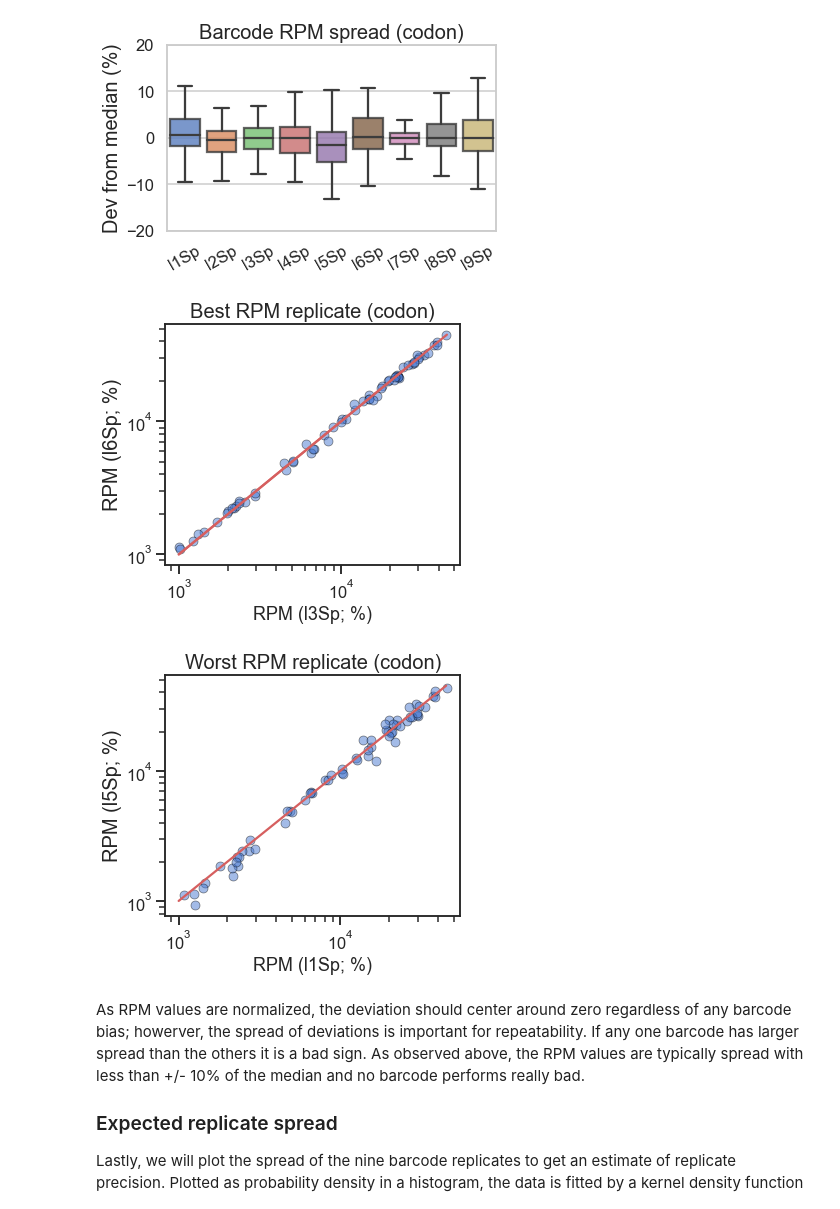
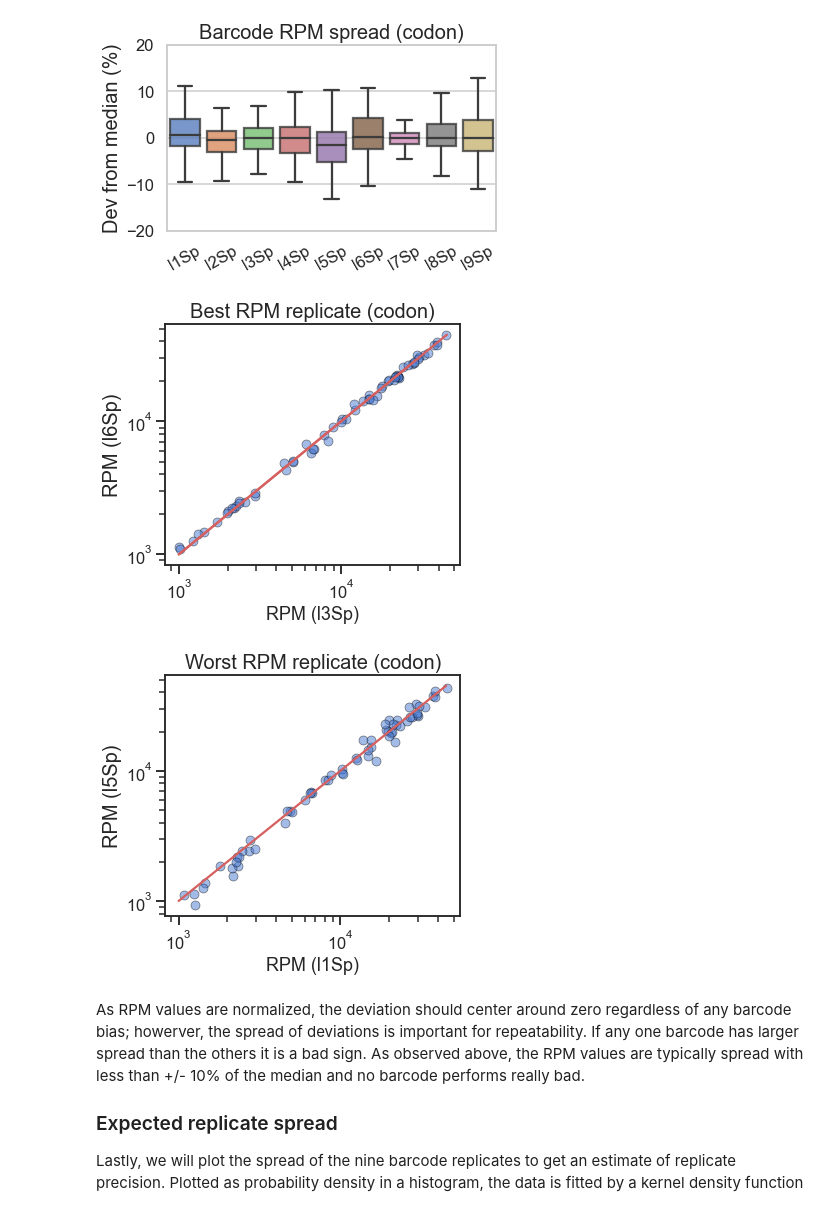
Before and after one commit to krdav/tRNA-charge-seq, a Jupyter notebook: projects/masked-align_analysis/analysis_plotting_pub.ipynb, the cells around one changed output. Drawn from its saved outputs; the diff is of its cells as text; code cells hidden in the pictures.

```diff
--- a/projects/masked-align_analysis/analysis_plotting_pub.ipynb
+++ b/projects/masked-align_analysis/analysis_plotting_pub.ipynb
@@ -329,7 +329,7 @@ with PdfPages('data/plotting_pub/charge_maskVSunmasked.pdf') as pp:
                          zorder=5, alpha=0.5, \
                          edgecolor='black', linewidth=0.7, legend=False)
     g1.set_title('Per transcript charge', fontsize=20)
-    g1.set_xlabel('Charge unmasked (&)', fontsize=20)
+    g1.set_xlabel('Charge unmasked (%)', fontsize=20)
     g1.set_ylabel('Charge masked (%)', fontsize=20)
     # Scatter for large fold change:
     g2 = sns.scatterplot(ax=ax1, data=tr_dfm_agg[fold_mask&min_mask], x='charge_mean', y='charge_masked_mean', \
@@ -387,7 +387,7 @@ with PdfPages('data/plotting_pub/charge_maskVSunmasked.pdf') as pp:
                          zorder=5, alpha=0.5, \
                          edgecolor='black', linewidth=0.7, legend=False)
     g1.set_title('Per codon charge', fontsize=20)
-    g1.set_xlabel('Charge unmasked (&)', fontsize=20)
+    g1.set_xlabel('Charge unmasked (%)', fontsize=20)
     g1.set_ylabel('Charge masked (%)', fontsize=20)
     # Scatter for large fold change:
     g2 = sns.scatterplot(ax=ax1, data=cd_dfm_agg[fold_mask&min_mask], x='charge_mean', y='charge_masked_mean', \
@@ -660,43 +660,43 @@ with PdfPages('data/plotting_pub/RPM_repeatability_{}.pdf'.format(AA_tr_ext)) as
         g1.set_title('Best RPM replicate (transcript)', fontsize=20)
         ax1.plot([1000, 30000], [1000, 30000], c='r', zorder=10)
 
-    g1.set_xlabel('RPM (l{}Sp; %)'.format(rpm_bw_idx[0][0]))
-    g1.set_ylabel('RPM (l{}Sp; %)'.format(rpm_bw_idx[0][1]), fontsize=20)
+    g1.set_xlabel('RPM (l{}Sp)'.format(rpm_bw_idx[0][0]))
+    g1.set_ylabel('RPM (l{}Sp)'.format(rpm_bw_idx[0][1]), fontsize=20)
 
     ax1.plot([1000, 30000], [1000, 30000], c='r', zorder=10)
     fig.tight_layout()
     pp.savefig(fig, bbox_inches='tight')
 
 
 
     ### Plot worst:
     d1 = charge_df.loc[(charge_df['barcode'] == 'l{}Sp'.format(rpm_bw_idx[1][0])), [tr_OR_cd, 'RPM', 'charge']].copy()
     d2 = charge_df.loc[(charge_df['barcode'] == 'l{}Sp'.format(rpm_bw_idx[1][1])), [tr_OR_cd, 'RPM', 'charge']].copy()
     d12 = d1.merge(d2, on=tr_OR_cd, suffixes=('_1', '_2'))
 
     # Plot the RPM values:
     fig, ax1 = plt.subplots(1, 1, figsize=(5.5, 5))
     min_mask = (d12['RPM_1'] > 1000) | (d12['RPM_2'] > 1000)
     g1 = sns.scatterplot(ax=ax1, data=d12[min_mask], x='RPM_1', y='RPM_2', \
                          zorder=5, alpha=0.5, \
                          edgecolor='black', linewidth=0.7)
     g1.set_yscale('log', base=10)
     g1.set_xscale('log', base=10)
     if tr_OR_cd == 'AA_codon':
         g1.set_title('Worst RPM replicate (codon)', fontsize=20)
         ax1.plot([1000, 45000], [1000, 45000], c='r', zorder=10)
     elif tr_OR_cd == 'tRNA_anno_short':
         g1.set_title('Worst RPM replicate (transcript)', fontsize=20)
         ax1.plot([1000, 30000], [1000, 30000], c='r', zorder=10)
 
-    g1.set_xlabel('RPM (l{}Sp; %)'.format(rpm_bw_idx[1][0]))
-    g1.set_ylabel('RPM (l{}Sp; %)'.format(rpm_bw_idx[1][1]), fontsize=20)
+    g1.set_xlabel('RPM (l{}Sp)'.format(rpm_bw_idx[1][0]))
+    g1.set_ylabel('RPM (l{}Sp)'.format(rpm_bw_idx[1][1]), fontsize=20)
 
     fig.tight_layout()
     pp.savefig(fig, bbox_inches='tight')
 # %% [output]
-[figure, old version]
+[figure, new version]
-[figure, old version]
+[figure, new version]
 # %% [markdown]
 As RPM values are normalized, the deviation should center around zero regardless of any barcode bias; howerver, the spread of deviations is important for repeatability.
 If any one barcode has larger spread than the others it is a bad sign.
```
Also changed, not shown: 13 other files.
